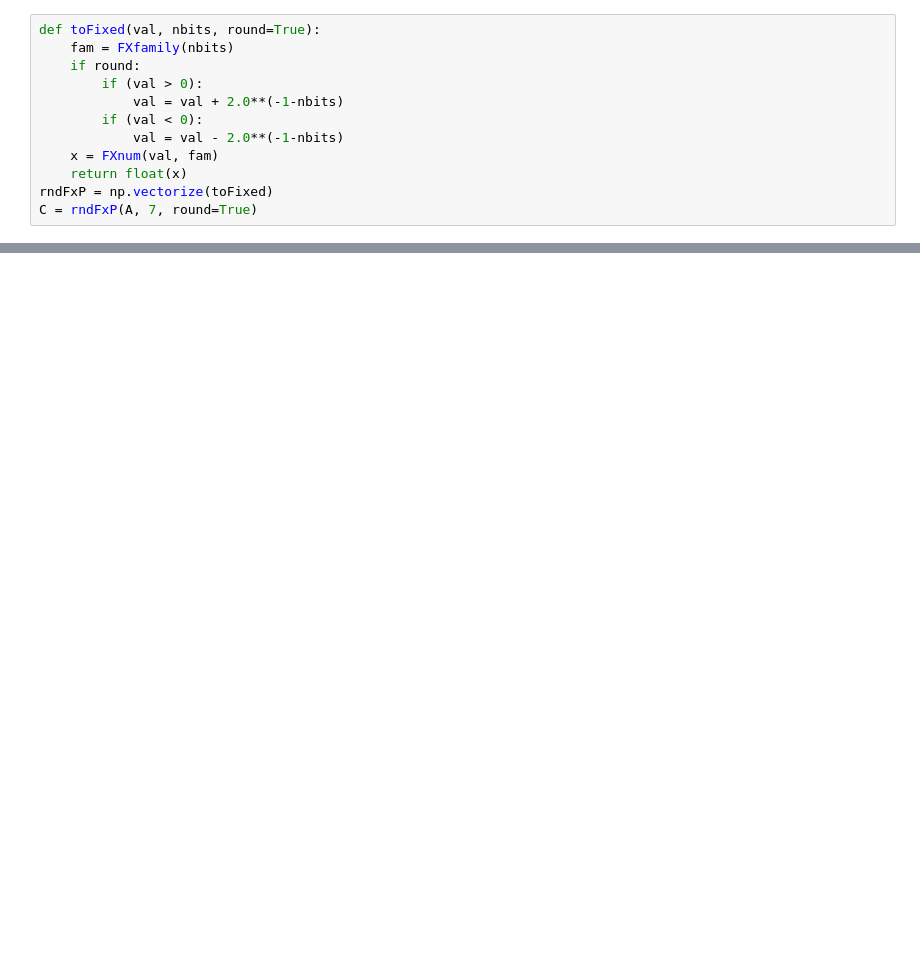
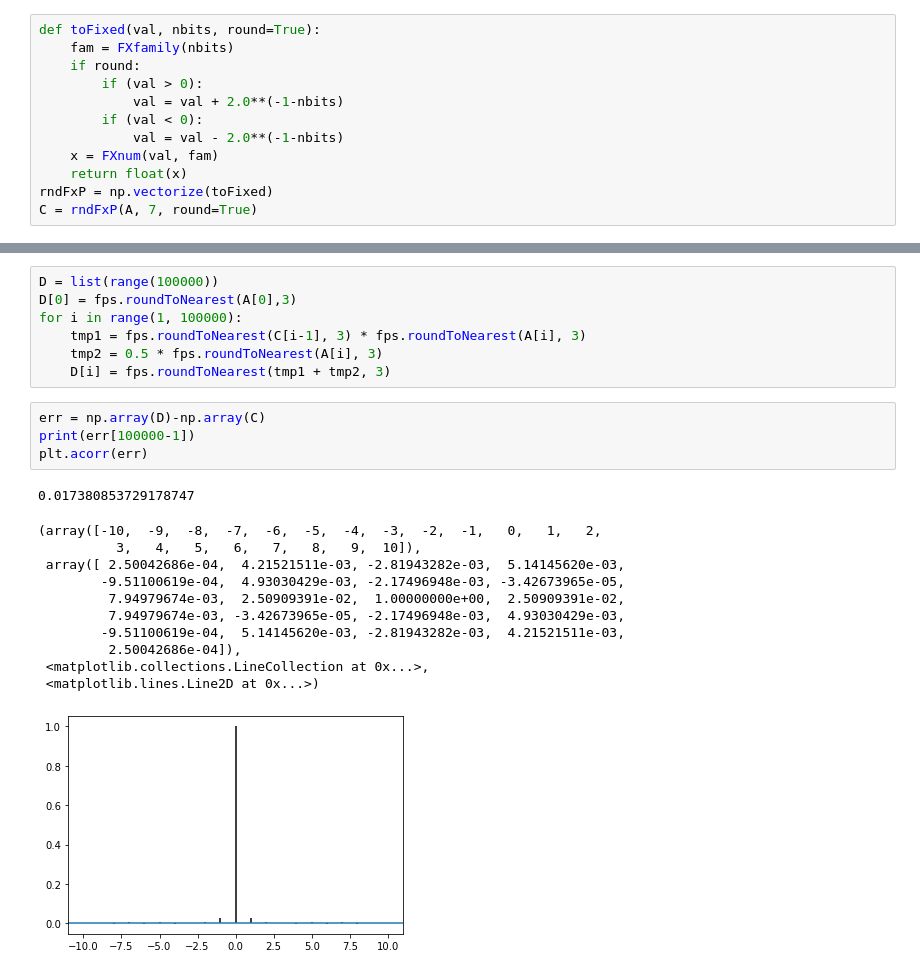
Before and after one commit to VaradRengaraj/Accurate-Sampling-with-Noisy-Forces-from-Approximate-Computing, a Jupyter notebook: rounding_errors/test.ipynb, the cells around one changed output, grey strips where cells are left out. Saved outputs shown, nothing was run; the diff lists cells and outputs as text; blank space fills up the shorter version.

```diff
--- a/rounding_errors/test.ipynb
+++ b/rounding_errors/test.ipynb
@@ -78,0 +116,24 @@ plt.plot(x, spstats.norm.pdf(x, mean, stdev)*scale)
+# %%
+D = list(range(100000))
+D[0] = fps.roundToNearest(A[0],3)
+for i in range(1, 100000):
+    tmp1 = fps.roundToNearest(C[i-1], 3) * fps.roundToNearest(A[i], 3)
+    tmp2 = 0.5 * fps.roundToNearest(A[i], 3)
+    D[i] = fps.roundToNearest(tmp1 + tmp2, 3)
+# %%
+err = np.array(D)-np.array(C)
+print(err[100000-1])
+plt.acorr(err)
+# %% [output]
+0.017380853729178747
+(array([-10,  -9,  -8,  -7,  -6,  -5,  -4,  -3,  -2,  -1,   0,   1,   2,
+          3,   4,   5,   6,   7,   8,   9,  10]),
+ array([ 2.50042686e-04,  4.21521511e-03, -2.81943282e-03,  5.14145620e-03,
+        -9.51100619e-04,  4.93030429e-03, -2.17496948e-03, -3.42673965e-05,
+         7.94979674e-03,  2.50909391e-02,  1.00000000e+00,  2.50909391e-02,
+         7.94979674e-03, -3.42673965e-05, -2.17496948e-03,  4.93030429e-03,
+        -9.51100619e-04,  5.14145620e-03, -2.81943282e-03,  4.21521511e-03,
+         2.50042686e-04]),
+ <matplotlib.collections.LineCollection at 0x...>,
+ <matplotlib.lines.Line2D at 0x...>)
+[figure, added]
```
Also changed, not shown: parts of 23 cells of this notebook.
